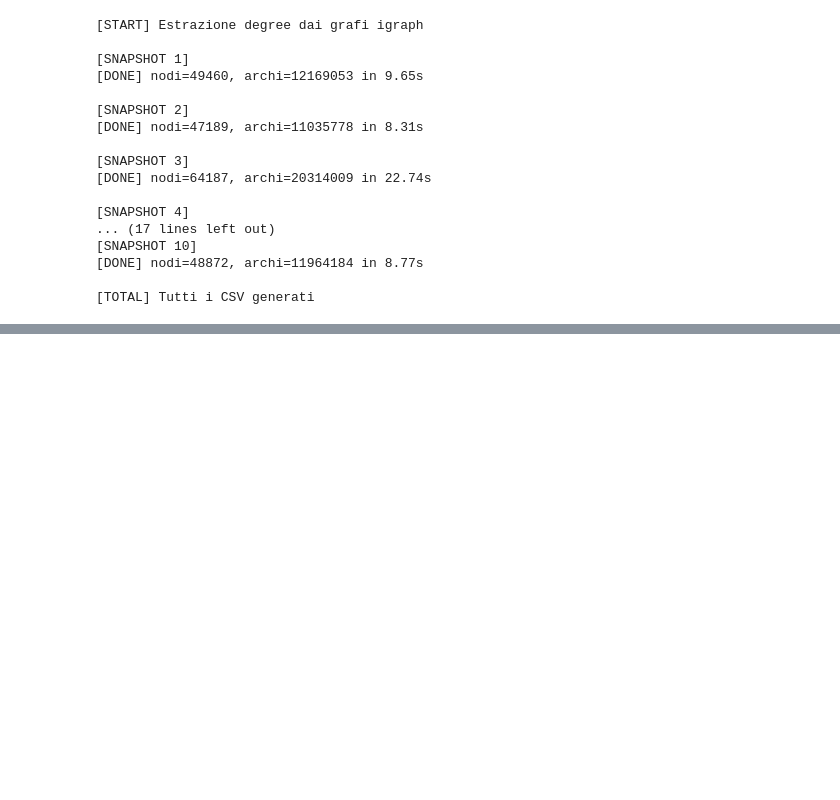
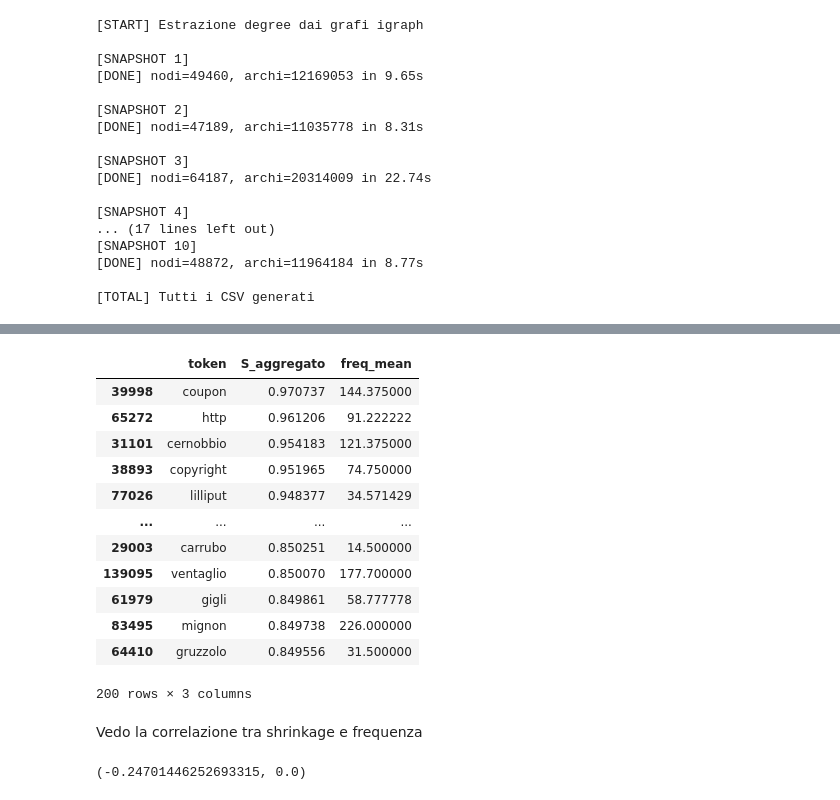
Before and after one commit to ChefBB/acn_project, a Jupyter notebook: dynet/RQ1.ipynb, the cells around one changed output, grey strips where cells are left out. Drawn from its saved outputs; the diff is of its cells as text; code cells hidden in the pictures; blank space fills up the shorter version.

```diff
--- a/dynet/RQ1.ipynb
+++ b/dynet/RQ1.ipynb
@@ -164,0 +347,19 @@ print("\n[TOTAL] Tutti i CSV generati")
+# %%
+# shrinkage forte
+df.sort_values("S_aggregato", ascending=False).head(200)
+# %% [output]
+|  | token | S_aggregato | freq_mean |
+| 39998 | coupon | 0.970737 | 144.375000 |
+| 65272 | http | 0.961206 | 91.222222 |
+| 31101 | cernobbio | 0.954183 | 121.375000 |
+| 38893 | copyright | 0.951965 | 74.750000 |
+| 77026 | lilliput | 0.948377 | 34.571429 |
+| ... | ... | ... | ... |
+| 29003 | carrubo | 0.850251 | 14.500000 |
+| 139095 | ventaglio | 0.850070 | 177.700000 |
+| 61979 | gigli | 0.849861 | 58.777778 |
+| 83495 | mignon | 0.849738 | 226.000000 |
+| 64410 | gruzzolo | 0.849556 | 31.500000 |
+200 rows × 3 columns
+# %% [markdown]
+Vedo la correlazione tra shrinkage e frequenza
@@ -164,0 +397,12 @@ print("\n[TOTAL] Tutti i CSV generati")
+# %%
+from scipy.stats import spearmanr
+
+rho, pval = spearmanr(
+    df["freq_mean"],
+    df["S_aggregato"],
+    nan_policy="omit"
+)
+
+rho, pval
+# %% [output]
+(-0.24701446252693315, 0.0)
```
Also changed, not shown: parts of 11 cells of this notebook.
